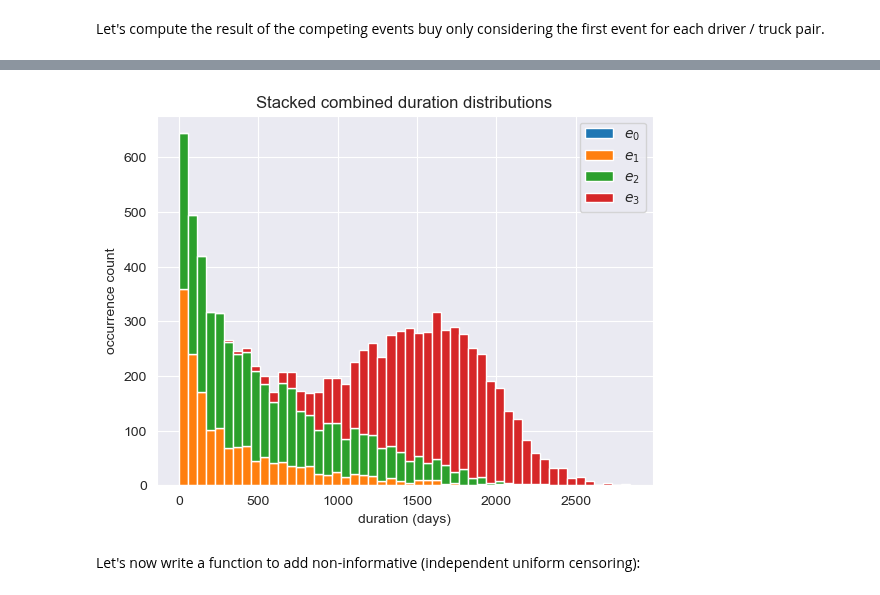
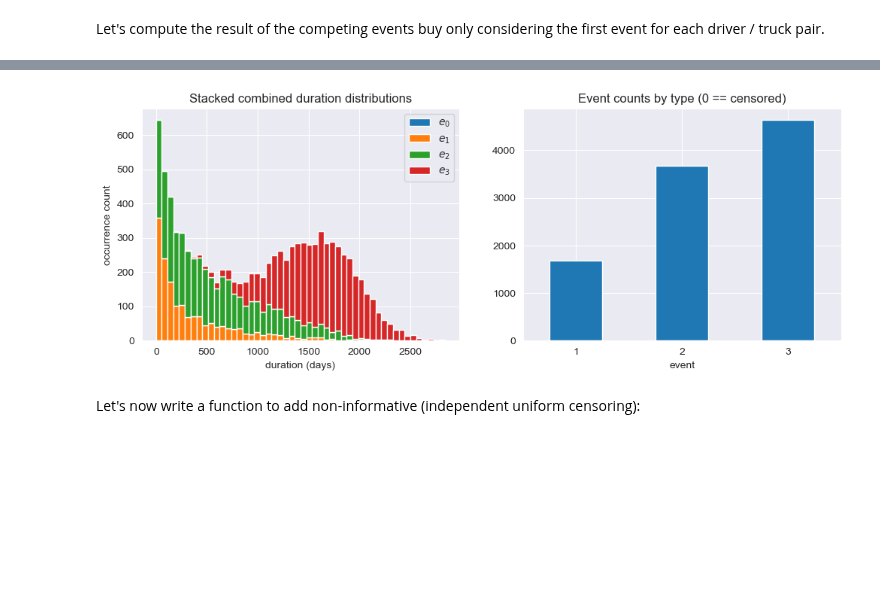
Before and after one commit to soda-inria/survival-analysis-benchmark, a Jupyter notebook: notebooks/truck_dataset.ipynb, the cells around one changed output, grey strips where cells are left out. Saved outputs shown, nothing was run; the diff lists cells and outputs as text; code cells hidden in the pictures; blank space fills up the shorter version.

```diff
--- a/notebooks/truck_dataset.ipynb
+++ b/notebooks/truck_dataset.ipynb
@@ -430,23 +430,25 @@ competing_events["event"].value_counts().sort_index().plot.bar(rot=0);
 # %%
 def plot_stacked_occurrences(occurrences):
     hists = [
         occurrences.query("event == @idx")["duration"]
         for idx in range(4)
     ]
     labels = [f"$e_{idx}$" for idx in range(4)]
-    fig, ax = plt.subplots()
-    ax.hist(hists, bins=50, stacked=True, label=labels);
-    ax.set(
+    fig, axes = plt.subplots(ncols=2, figsize=(12, 4))
+    axes[0].hist(hists, bins=50, stacked=True, label=labels);
+    axes[0].set(
         xlabel="duration (days)",
         ylabel="occurrence count",
         title="Stacked combined duration distributions",
     )
-    plt.legend();
+    axes[0].legend()
+    occurrences["event"].value_counts().sort_index().plot.bar(rot=0, ax=axes[1])
+    axes[1].set(title="Event counts by type (0 == censored)")
 
 
 plot_stacked_occurrences(competing_events)
 # %% [output]
-[figure, old version]
+[figure, new version]
 # %% [markdown]
 Let's now write a function to add non-informative (independent uniform censoring):
 # %%
```
Also changed, not shown: parts of 6 cells of this notebook, 1 other file.
